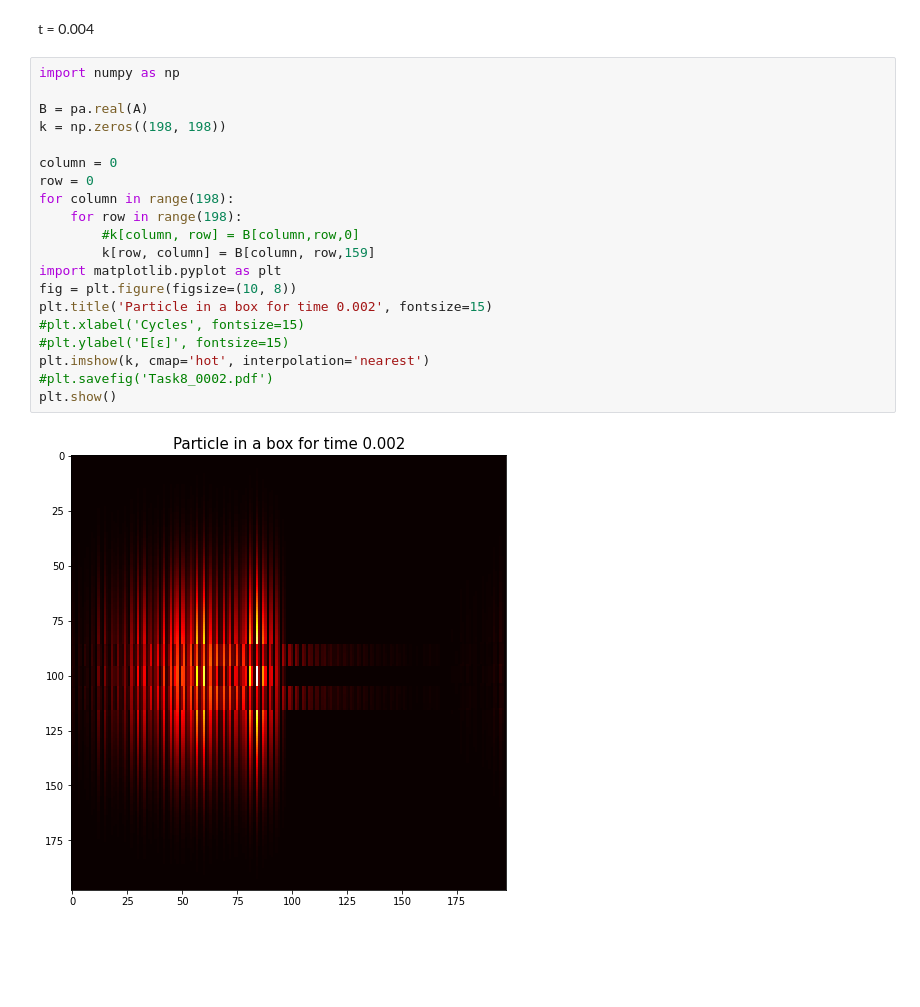
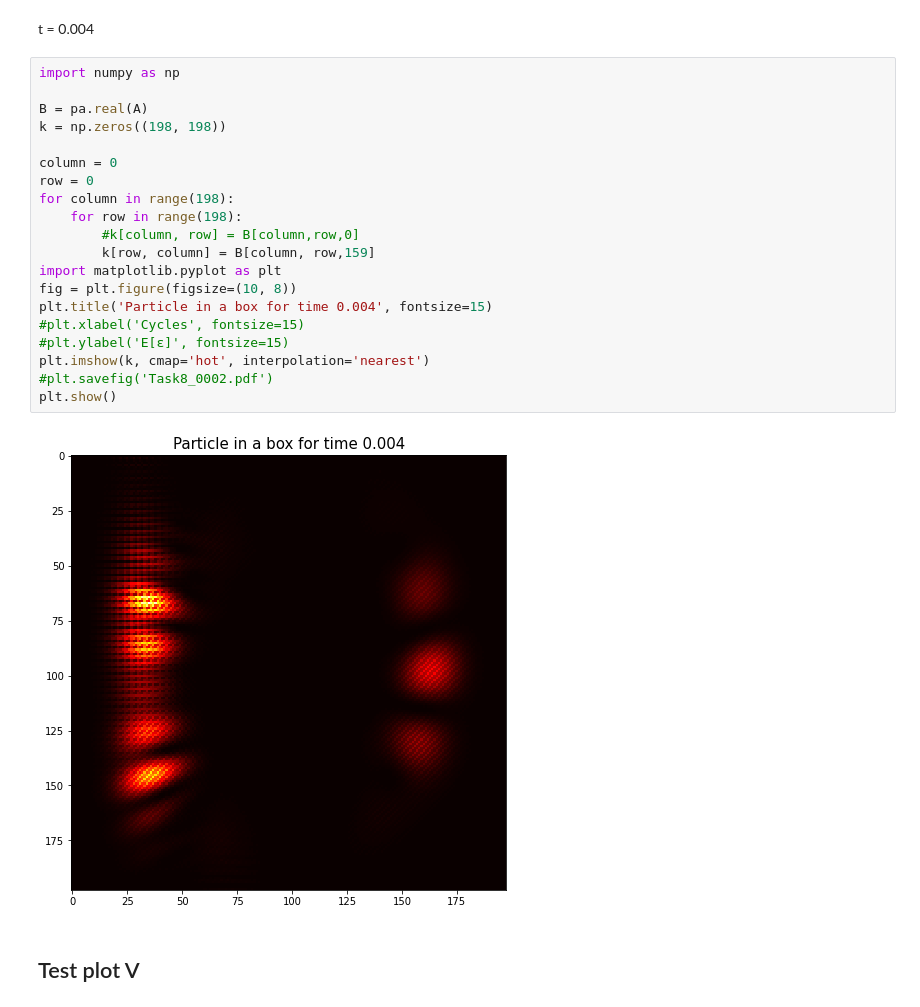
Before and after one commit to moaemilie/Project-5-FYS4150, a Jupyter notebook: Project 5.ipynb, the cells around one changed output. Cells and saved outputs as stored; diff of their text form; blank space fills up the shorter version.

```diff
--- a/Project 5.ipynb
+++ b/Project 5.ipynb
@@ -258,22 +268,24 @@ t = 0.004
 # %%
 import numpy as np
 
 B = pa.real(A)
 k = np.zeros((198, 198))
 
 column = 0
 row = 0
 for column in range(198):
     for row in range(198):
         #k[column, row] = B[column,row,0]
         k[row, column] = B[column, row,159]
 import matplotlib.pyplot as plt
 fig = plt.figure(figsize=(10, 8))
-plt.title('Particle in a box for time 0.002', fontsize=15)
+plt.title('Particle in a box for time 0.004', fontsize=15)
 #plt.xlabel('Cycles', fontsize=15)
 #plt.ylabel('E[ε]', fontsize=15)
 plt.imshow(k, cmap='hot', interpolation='nearest')
 #plt.savefig('Task8_0002.pdf')
 plt.show()
 # %% [output]
-[figure, old version]
+[figure, new version]
+# %% [markdown]
+## Test plot V
```
Also changed, not shown: parts of 13 cells of this notebook, 13 other files.
